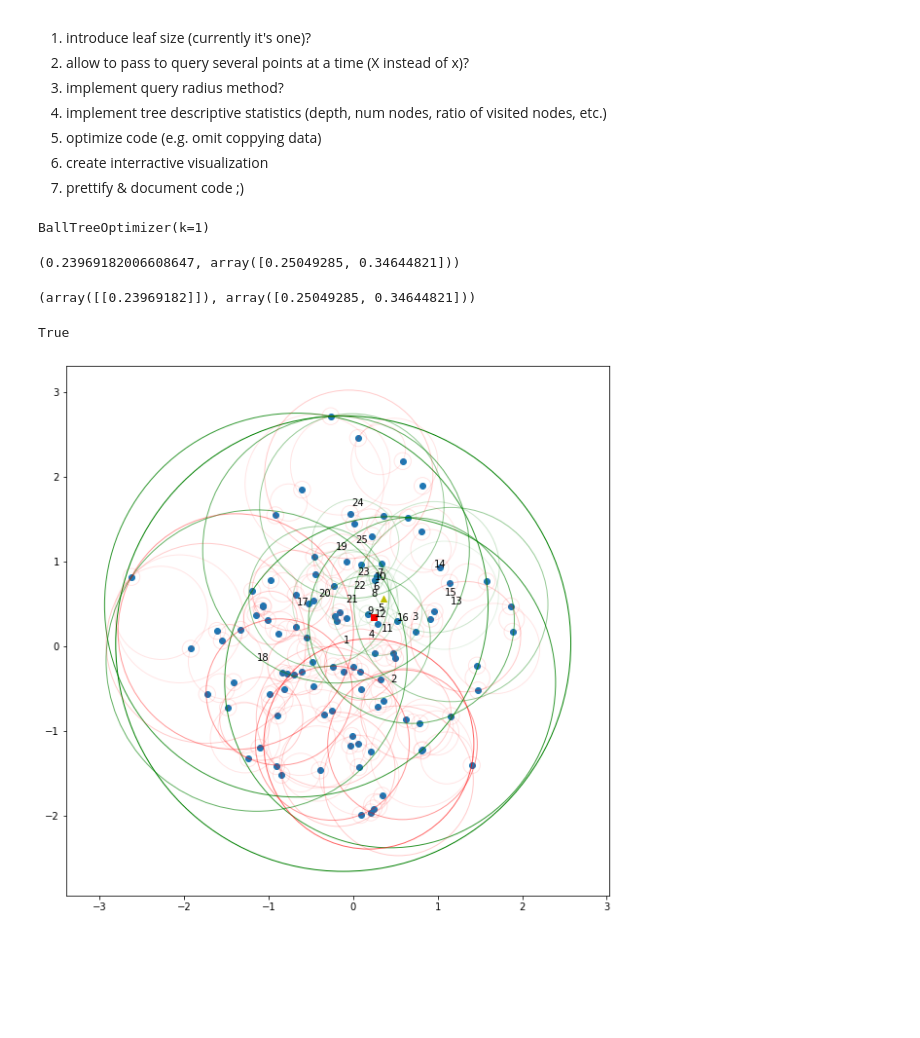
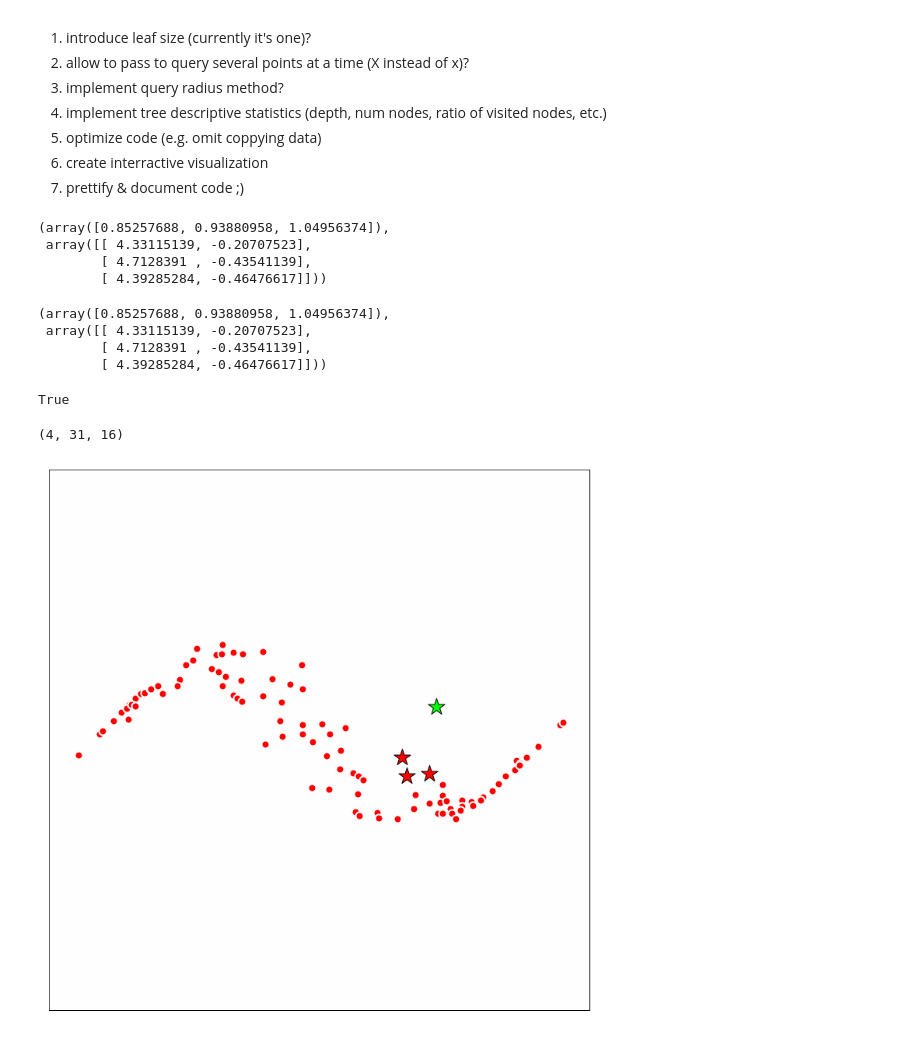
Before and after one commit to pchizhov/knn-optimization-project, a Jupyter notebook: Main.ipynb, the cells around one changed output. Drawn from its saved outputs; the diff is of its cells as text; code cells hidden in the pictures; blank space fills up the shorter version.

```diff
--- a/Main.ipynb
+++ b/Main.ipynb
@@ -241,33 +364,50 @@ test_ball_tree()
 # %%
 d = 2
-X = np.random.randn(100, d)
-x = np.random.randn(d)
+k = 3
+leaf_size = 7
+# X = np.random.randn(100, d)
+# X, _ = make_moons(10, noise=0.1)
+# space = np.linspace(0, 2*np.pi, 100)[:,np.newaxis]
+# X = np.hstack([space, np.sin(space)]) + 0.2 * np.random.randn(100)[:,np.newaxis]
+# x = X[np.random.randint(0, len(X))] + np.random.randn()
 
-sk_bt = BallTree(X)
-my_bt = BallTreeOptimizer(k=1)
-my_bt.fit(X, None)
+sk_bt = BallTree(X, leaf_size=leaf_size)
+my_bt = BallTreeOptimizer(X, leaf_size=leaf_size)
-# %% [output]
-BallTreeOptimizer(k=1)
 # %%
-my_dist, my_point = my_bt.query(x)
+my_dist, my_idx = my_bt.query(x, k=k)
+my_point = X[my_idx]
 my_dist, my_point
 # %% [output]
-(0.23969182006608647, array([0.25049285, 0.34644821]))
+(array([0.85257688, 0.93880958, 1.04956374]),
+ array([[ 4.33115139, -0.20707523],
+        [ 4.7128391 , -0.43541139],
+        [ 4.39285284, -0.46476617]]))
 # %%
-sk_dist, sk_idx = sk_bt.query([x])
-sk_point = X[sk_idx][0, 0]
+sk_dist, sk_idx = sk_bt.query([x], k=k)
+sk_point = X[sk_idx][0]
+sk_dist = sk_dist[0]
 sk_dist, sk_point
 # %% [output]
-(array([[0.23969182]]), array([0.25049285, 0.34644821]))
+(array([0.85257688, 0.93880958, 1.04956374]),
+ array([[ 4.33115139, -0.20707523],
+        [ 4.7128391 , -0.43541139],
+        [ 4.39285284, -0.46476617]]))
 # %%
 np.allclose(sk_point, my_point)
 # %% [output]
 True
+# %%
+my_bt.depth, my_bt.num_nodes, my_bt.num_leaves
+# %% [output]
+(4, 31, 16)
 # %%
 # green - visited balls
 # number in vall center - order of visit
 # yellow triangle - target point
 # red square - nearest neighbor
-my_bt.plot(x, my_point)
+fig, ax = plt.subplots(figsize=(10,10))
+ax.scatter([x[0]], [x[1]], marker='*', s=500, color='lime', zorder=1000, edgecolor='black')
+ax.scatter(my_point[:,0], my_point[:,1], marker='*', s=500, color='red', zorder=1001, edgecolor='black')
+my_bt.plot(animate=True, fig_ax=(fig, ax))
 # %% [output]
-[figure, old version]
+[figure, new version]
```
Also changed, not shown: parts of 6 cells of this notebook.
